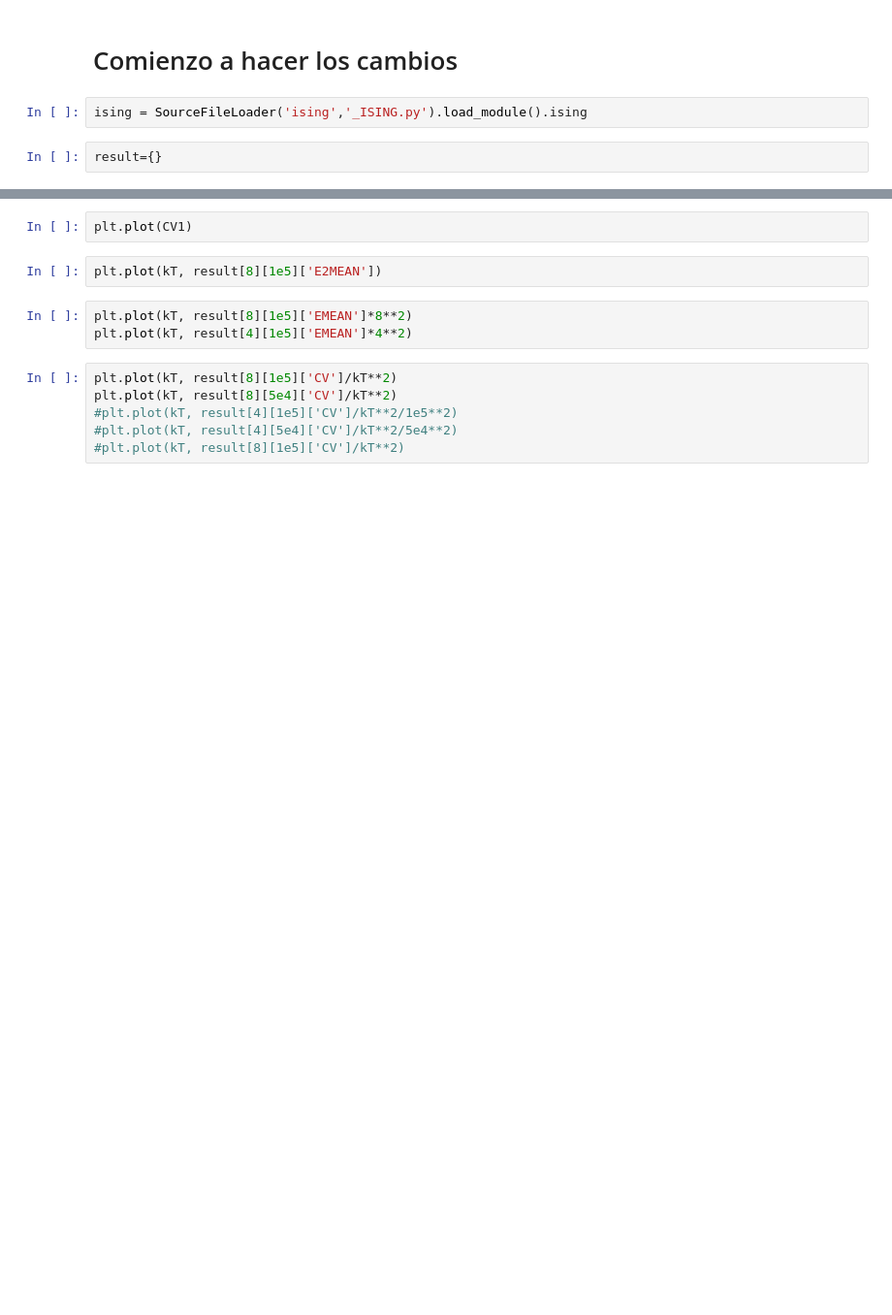
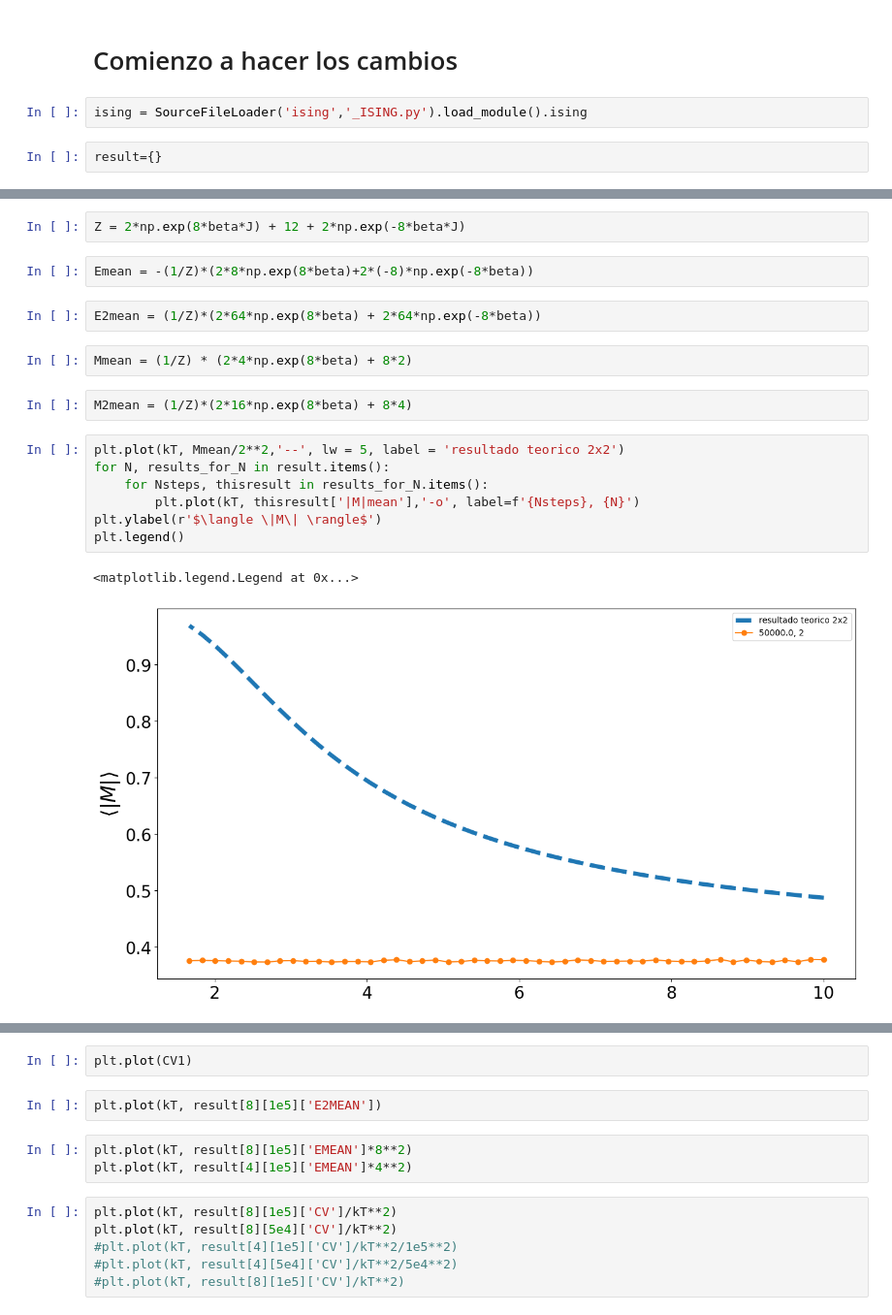
Before and after one commit to Modelizacion-de-Materiales/ModelizacionSolucionProblemas, a Jupyter notebook: Guia5-MC/Guia5-MC-python/SecondTry.ipynb, the cells around one changed output, grey strips where cells are left out. Shown: that part at 97% size. Drawn from its saved outputs; the diff is of its cells as text; blank space fills up the shorter version.

```diff
--- a/Guia5-MC/Guia5-MC-python/SecondTry.ipynb
+++ b/Guia5-MC/Guia5-MC-python/SecondTry.ipynb
@@ -69,0 +48,20 @@ N = 16, totalflips = 500000, KT = 49, flips = 66, rejects = 499934
+# %%
+Z = 2*np.exp(8*beta*J) + 12 + 2*np.exp(-8*beta*J)
+# %%
+Emean = -(1/Z)*(2*8*np.exp(8*beta)+2*(-8)*np.exp(-8*beta))
+# %%
+E2mean = (1/Z)*(2*64*np.exp(8*beta) + 2*64*np.exp(-8*beta))
+# %%
+Mmean = (1/Z) * (2*4*np.exp(8*beta) + 8*2)
+# %%
+M2mean = (1/Z)*(2*16*np.exp(8*beta) + 8*4)
+# %%
+plt.plot(kT, Mmean/2**2,'--', lw = 5, label = 'resultado teorico 2x2')
+for N, results_for_N in result.items():
+    for Nsteps, thisresult in results_for_N.items():
+        plt.plot(kT, thisresult['|M|mean'],'-o', label=f'{Nsteps}, {N}')
+plt.ylabel(r'$\langle \|M\| \rangle$')
+plt.legend()
+# %% [output]
+<matplotlib.legend.Legend at 0x...>
+[figure, added]
```
Also changed, not shown: parts of 15 cells of this notebook, 1 other file.
